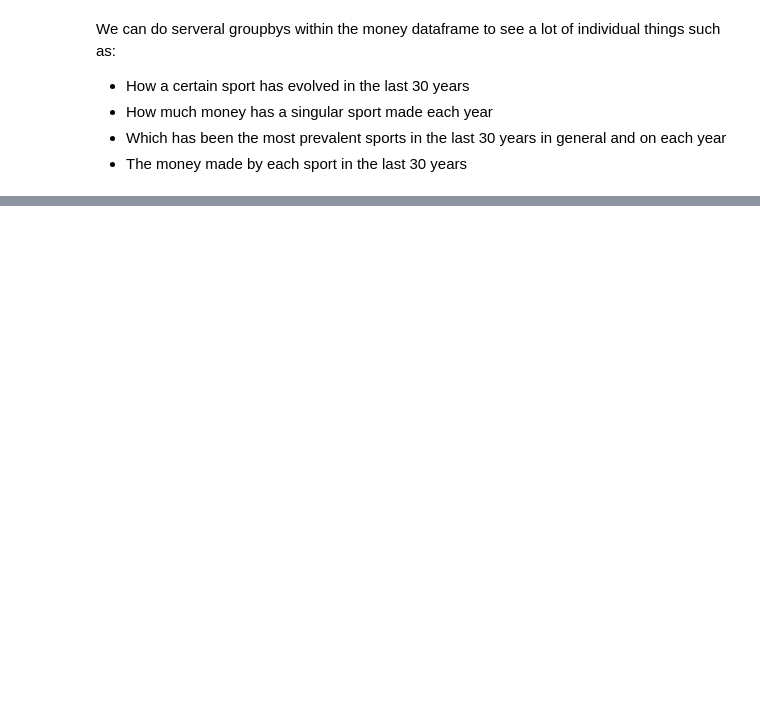
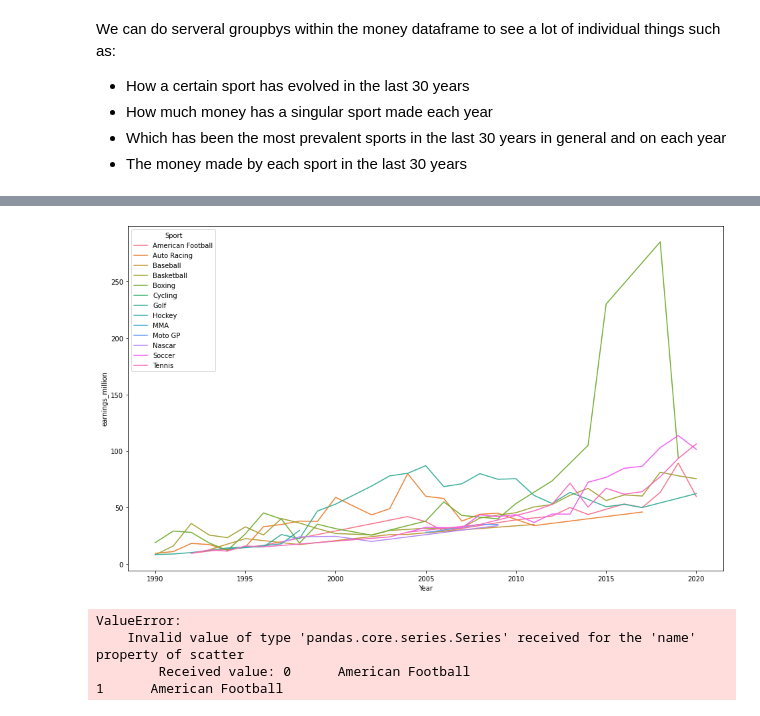
Before and after one commit to Jorge-Solana/Economical_Sports_Hisotry_and_Best_suitable_sport, a Jupyter notebook: First_Visuals.ipynb, the cells around one changed output, grey strips where cells are left out. Drawn from its saved outputs; the diff is of its cells as text; code cells hidden in the pictures; blank space fills up the shorter version.

Commit message:
empezando con plotly

```diff
--- a/First_Visuals.ipynb
+++ b/First_Visuals.ipynb
@@ -124,0 +102,4 @@ plt.show()
+# %%
+agrupado3 = money.groupby(['Sport', 'Year']).mean()
+# %%
+agrupado3.reset_index(inplace = True)
@@ -124,0 +115,23 @@ plt.show()
+# %%
+fig, ax = plt.subplots()
+fig.set_size_inches(16, 9.5)
+sns.lineplot(data=agrupado3, x=agrupado3.Year, y=agrupado3.earnings_million, hue=agrupado3.Sport)
+plt.show()
+# %% [output]
+[figure, added]
+# %%
+CHART_THEME = 'plotly_white'
+chart_sport_year = go.Figure()
+chart_sport_year.add_trace(go.Scatter( x=agrupado3['Year'], y=agrupado3['earnings_million'],
+                                     mode = 'lines',
+                                     name = agrupado3['Sport']))
+chart_sport_year.layout.template = CHART_THEME
+chart_sport_year.layout.height=500
+chart_sport_year.update_layout(margin = dict(t=50, b=50, l=25, r=25))
+
+chart_sport_year.show()
+# %% [output]
+ValueError:
+    Invalid value of type 'pandas.core.series.Series' received for the 'name' property of scatter
+        Received value: 0      American Football
+1      American Football
```
Also changed, not shown: parts of 17 cells of this notebook.
